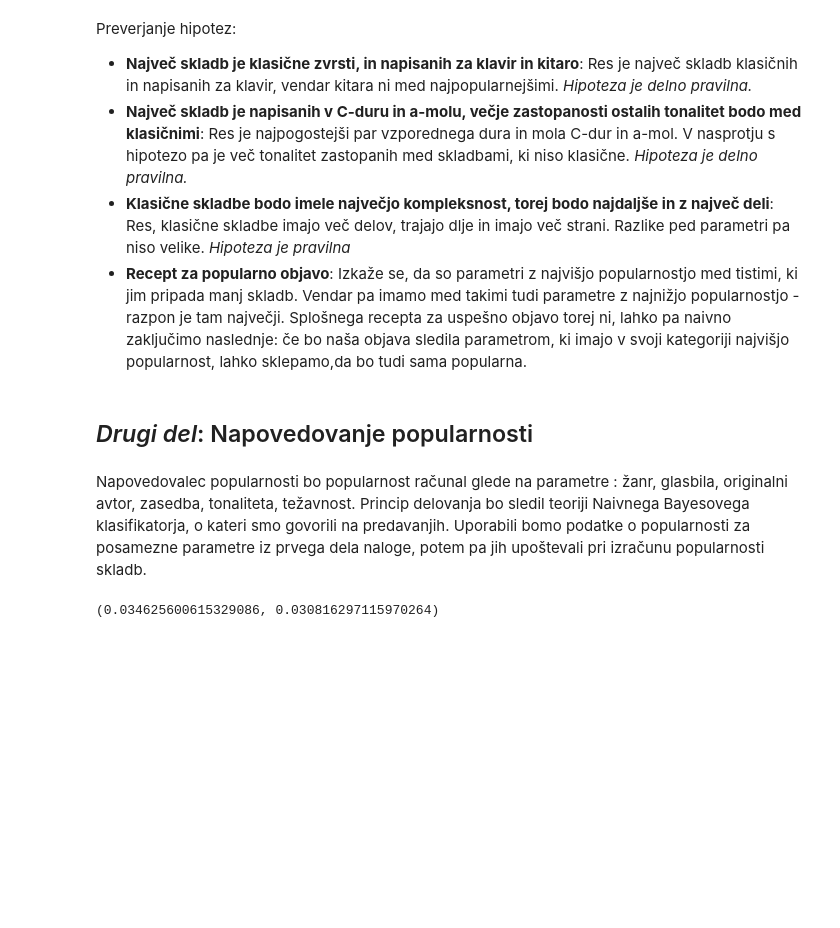
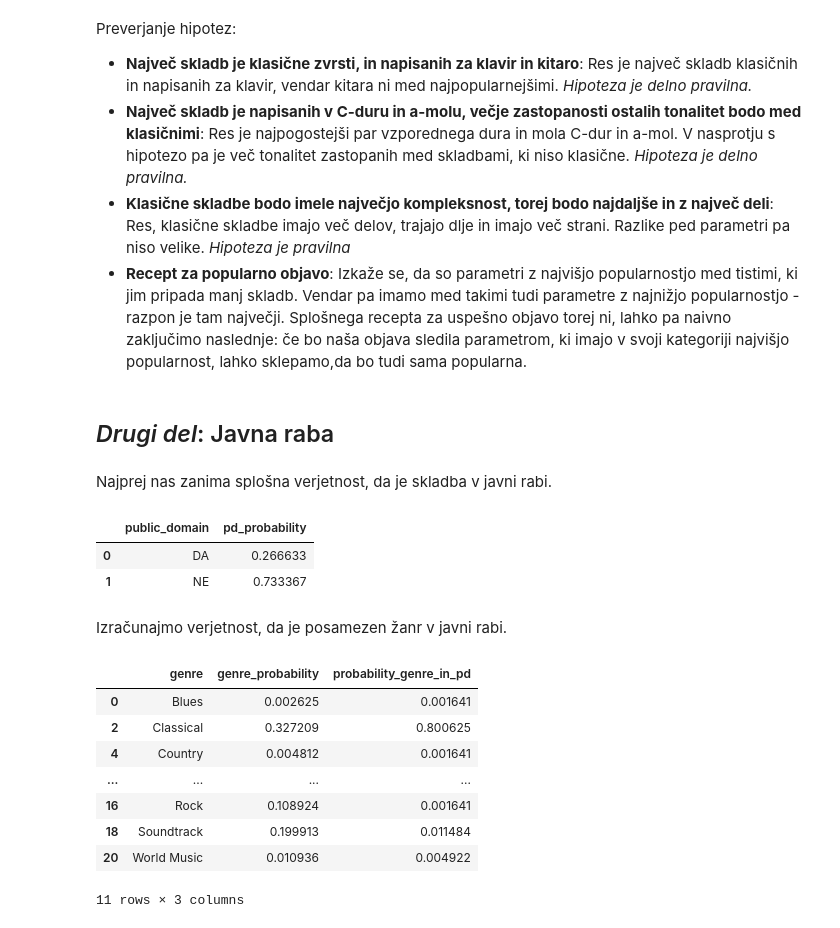
Before and after one commit to klara-stantic/Prog1-projektna, a Jupyter notebook: analiza_podatkov.ipynb, the cells around one changed output. Drawn from its saved outputs; the diff is of its cells as text; code cells hidden in the pictures; blank space fills up the shorter version.

Commit message:
Bayesov klasifikator za predvidevanje javne rabe

```diff
--- a/analiza_podatkov.ipynb
+++ b/analiza_podatkov.ipynb
@@ -1024,16 +1030,4 @@ Preverjanje hipotez:
 * **Klasične skladbe bodo imele največjo kompleksnost, torej bodo najdaljše in z največ deli**: Res, klasične skladbe imajo več delov, trajajo dlje in imajo več strani. Razlike ped parametri pa niso velike. *Hipoteza je pravilna*
 * **Recept za popularno objavo**: Izkaže se, da so parametri z najvišjo popularnostjo med tistimi, ki jim pripada manj skladb. Vendar pa imamo med takimi tudi parametre z najnižjo popularnostjo - razpon je tam največji. Splošnega recepta za uspešno objavo torej ni, lahko pa naivno zaključimo naslednje: če bo naša objava sledila parametrom, ki imajo v svoji kategoriji najvišjo popularnost, lahko sklepamo,da bo tudi sama popularna.
 # %% [markdown]
-## _Drugi del_: Napovedovanje popularnosti
+## _Drugi del_: Javna raba
-# %% [markdown]
-Napovedovalec popularnosti bo popularnost računal glede na parametre : žanr, glasbila, originalni avtor, zasedba, tonaliteta, težavnost.
-Princip delovanja bo sledil teoriji Naivnega Bayesovega klasifikatorja, o kateri smo govorili na predavanjih.
-Uporabili bomo podatke o popularnosti za posamezne parametre iz prvega dela naloge, potem pa jih upoštevali pri izračunu popularnosti skladb.
-# %%
-genre_value = popularity_genres.loc[popularity_genres["genre"] == "Rock", "popularity_index_genre"].astype(float).values[0]
-author_value = popularity_authors.loc[popularity_authors["original_author"] == 7, "popularity_index_authors"].astype(float).values[0]
-
-n = genre_value * author_value
-genre_value, author_value
-# %% [output]
-(0.034625600615329086, 0.030816297115970264)
@@ -1051,0 +1034,50 @@ def napovedovalec_popularnosti(genre=None, instrument_list=None, original_author
+# %% [markdown]
+Najprej nas zanima splošna verjetnost, da je skladba v javni rabi.
+# %%
+pd_probability = music.groupby(by="public_domain").size() / len(music)
+pd_probability = pd_probability.reset_index(name='pd_probability')
+pd_probability
+# %% [output]
+|  | public_domain | pd_probability |
+| 0 | DA | 0.266633 |
+| 1 | NE | 0.733367 |
+# %% [markdown]
+Izračunajmo verjetnost, da je posamezen žanr v javni rabi.
+# %%
+# Tabela s potrebnimi podatki
+genre_pd = genre_merged[["genre", "music_id", "public_domain"]]
+
+# Verjetnost vsakega žanra
+genre_probability = (genre_pd.groupby(by="genre").size() / len(genre_pd)).reset_index(name='genre_probability')
+
+# Razdelimo po žanrih in potem še po javni rabi
+grouped_genre = genre_pd.groupby(['genre', 'public_domain']).size().reset_index(name='count_pd')
+
+# Preštejemo žanre
+genre_count = genre_pd.groupby(by="genre").size().reset_index(name='genre_count')
+
+# združimo tabele, gledamo lahko le tiste, kjer je public domain == "DA"
+grouped_genre = grouped_genre.merge(genre_count, on='genre')
+grouped_genre = grouped_genre.merge(pd_probability, on = "public_domain")
+grouped_genre = grouped_genre.merge(genre_probability, on = "genre")
+grouped_genre = grouped_genre[grouped_genre.public_domain == "DA"]
+
+# Izračun verjetnosti za public domain znotraj žanra
+grouped_genre["probability_pd_in_genre"] = grouped_genre["count_pd"] / grouped_genre["genre_count"]
+
+# Bayesova formula:
+grouped_genre["probability_genre_in_pd"] = grouped_genre["probability_pd_in_genre"] * grouped_genre["genre_probability"] / grouped_genre["pd_probability"]
+
+grouped_genre = grouped_genre[["genre", "genre_probability", "probability_genre_in_pd"]]
+
+grouped_genre
+# %% [output]
+|  | genre | genre_probability | probability_genre_in_pd |
+| 0 | Blues | 0.002625 | 0.001641 |
+| 2 | Classical | 0.327209 | 0.800625 |
+| 4 | Country | 0.004812 | 0.001641 |
+| ... | ... | ... | ... |
+| 16 | Rock | 0.108924 | 0.001641 |
+| 18 | Soundtrack | 0.199913 | 0.011484 |
+| 20 | World Music | 0.010936 | 0.004922 |
+11 rows × 3 columns
```
Also changed, not shown: parts of 17 cells of this notebook, 1 other file.
